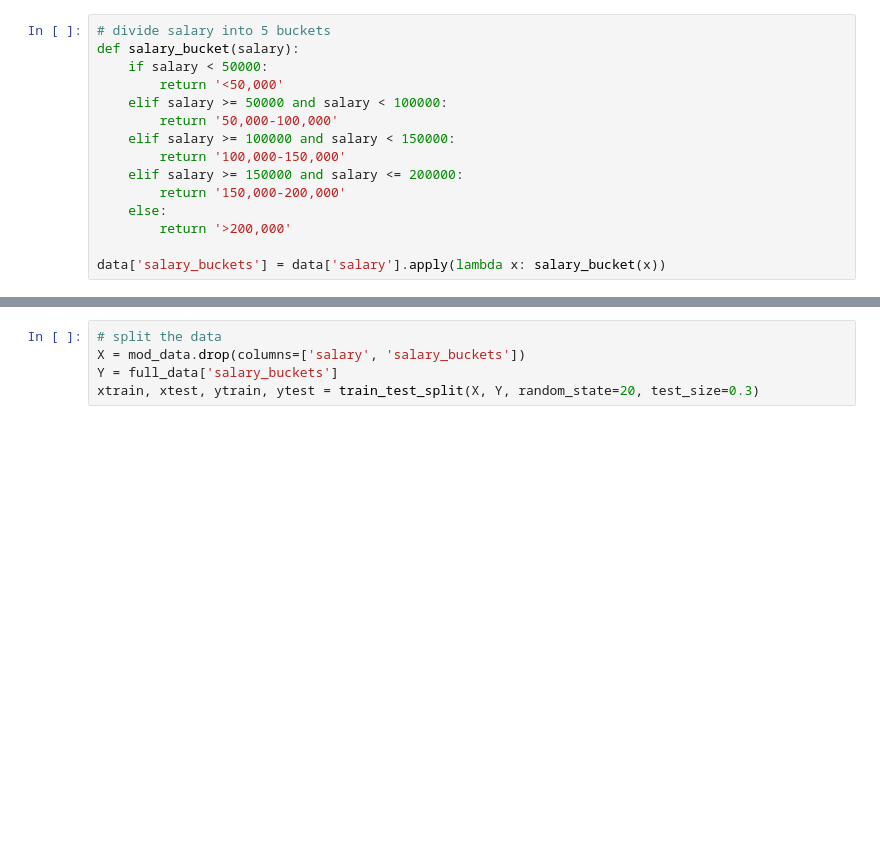
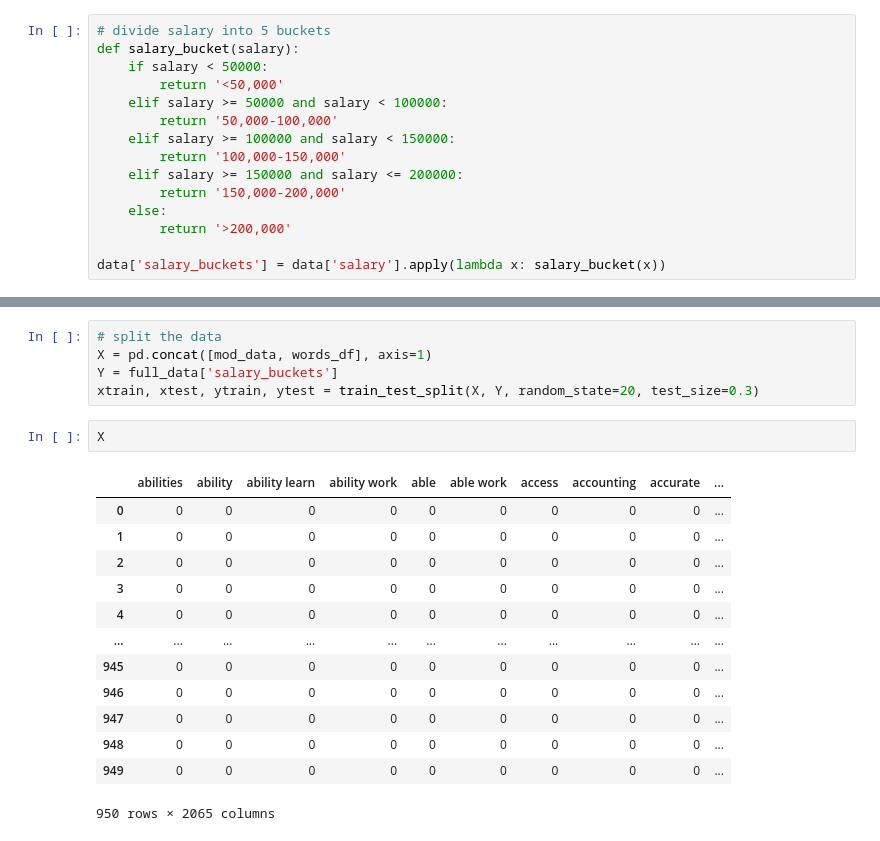
Before and after one commit to Hsieh-Cheng-Han/STA2453_Project1, a Jupyter notebook: models.ipynb, the cells around one changed output, grey strips where cells are left out. Saved outputs shown, nothing was run; the diff lists cells and outputs as text; blank space fills up the shorter version.

```diff
--- a/models.ipynb
+++ b/models.ipynb
@@ -55,8 +64,24 @@ mod_data = mod_data.drop(columns=['job_category', 'city', 'province'])
 # %%
 # split the data
-X = mod_data.drop(columns=['salary', 'salary_buckets'])
+X = pd.concat([mod_data, words_df], axis=1)
 Y = full_data['salary_buckets']
 xtrain, xtest, ytrain, ytest = train_test_split(X, Y, random_state=20, test_size=0.3)
+# %%
+X
+# %% [output]
+|  | abilities | ability | ability learn | ability work | able | able work | access | accounting | accurate | ... |
+| 0 | 0 | 0 | 0 | 0 | 0 | 0 | 0 | 0 | 0 | ... |
+| 1 | 0 | 0 | 0 | 0 | 0 | 0 | 0 | 0 | 0 | ... |
+| 2 | 0 | 0 | 0 | 0 | 0 | 0 | 0 | 0 | 0 | ... |
+| 3 | 0 | 0 | 0 | 0 | 0 | 0 | 0 | 0 | 0 | ... |
+| 4 | 0 | 0 | 0 | 0 | 0 | 0 | 0 | 0 | 0 | ... |
+| ... | ... | ... | ... | ... | ... | ... | ... | ... | ... | ... |
+| 945 | 0 | 0 | 0 | 0 | 0 | 0 | 0 | 0 | 0 | ... |
+| 946 | 0 | 0 | 0 | 0 | 0 | 0 | 0 | 0 | 0 | ... |
+| 947 | 0 | 0 | 0 | 0 | 0 | 0 | 0 | 0 | 0 | ... |
+| 948 | 0 | 0 | 0 | 0 | 0 | 0 | 0 | 0 | 0 | ... |
+| 949 | 0 | 0 | 0 | 0 | 0 | 0 | 0 | 0 | 0 | ... |
+950 rows × 2065 columns
 # %%
 # logistic regression
 mod_log = LogisticRegression()
```
Also changed, not shown: parts of 14 cells of this notebook.
